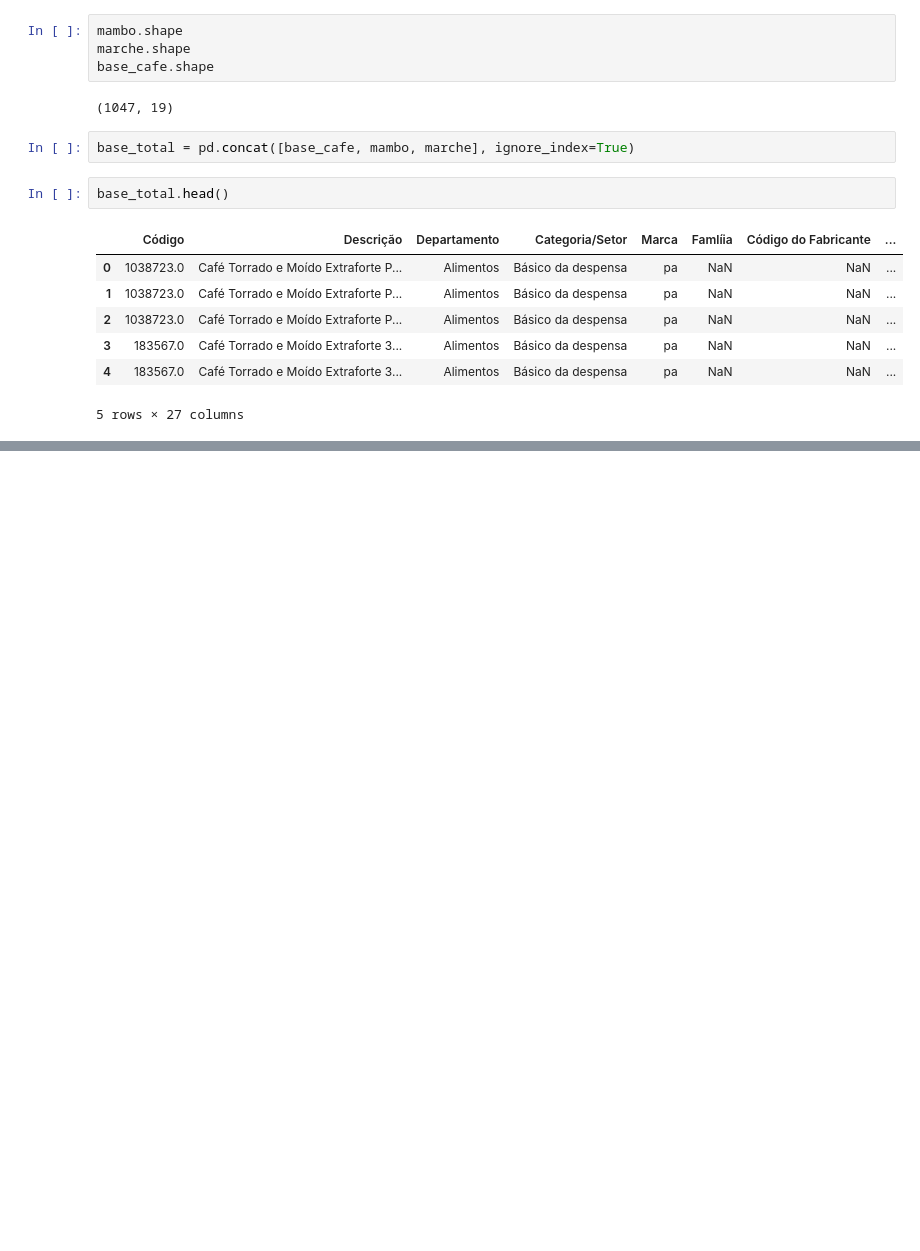
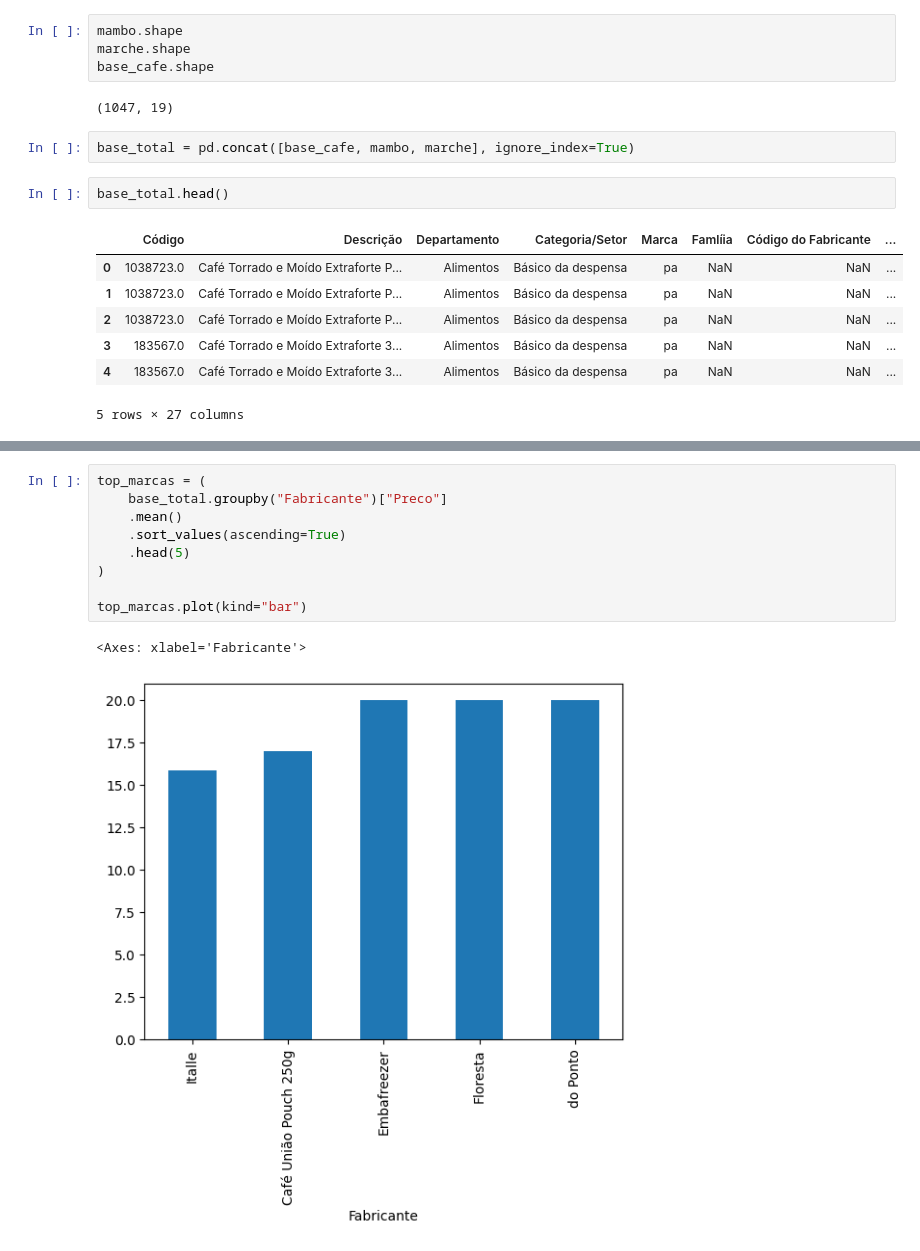
Before and after one commit to PauloViniciusR/Proj_, a Jupyter notebook: index.ipynb, the cells around one changed output, grey strips where cells are left out. Saved outputs shown, nothing was run; the diff lists cells and outputs as text; blank space fills up the shorter version.

```diff
--- a/index.ipynb
+++ b/index.ipynb
@@ -51,0 +392,12 @@ base_total.head()
+# %%
+top_marcas = (
+    base_total.groupby("Fabricante")["Preco"]
+    .mean()
+    .sort_values(ascending=True)
+    .head(5)
+)
+
+top_marcas.plot(kind="bar")
+# %% [output]
+<Axes: xlabel='Fabricante'>
+[figure, added]
```
Also changed, not shown: parts of 35 cells of this notebook, 5 other files.
